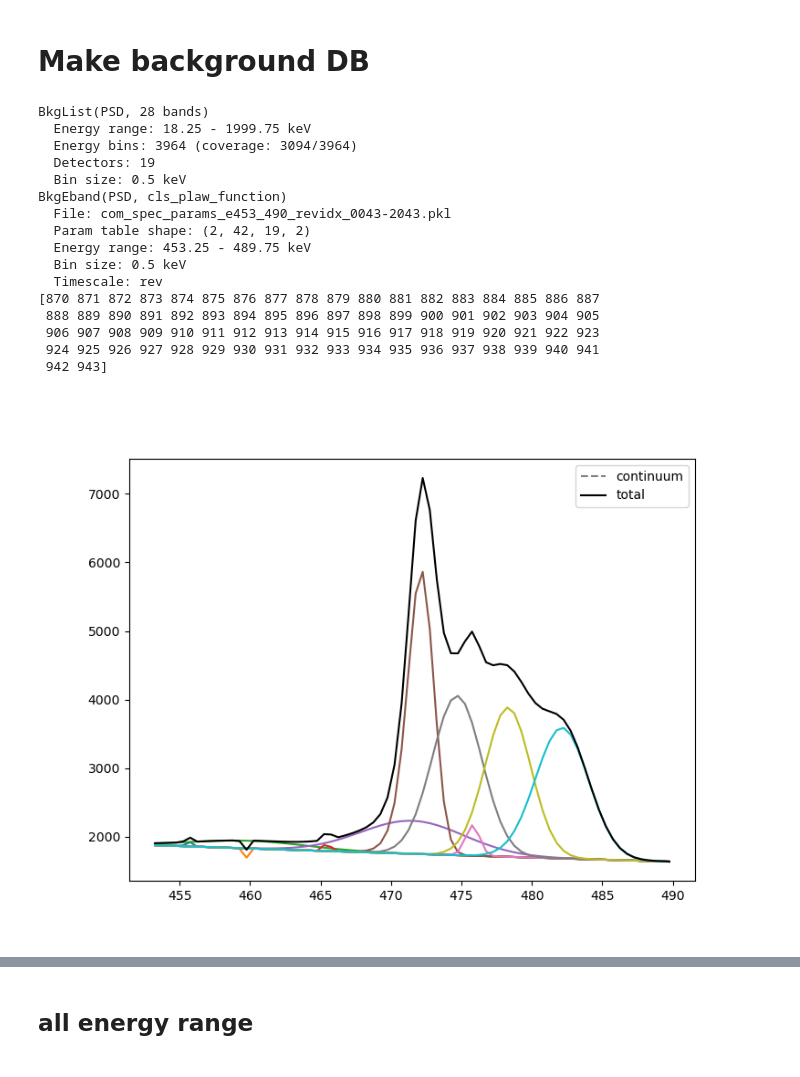
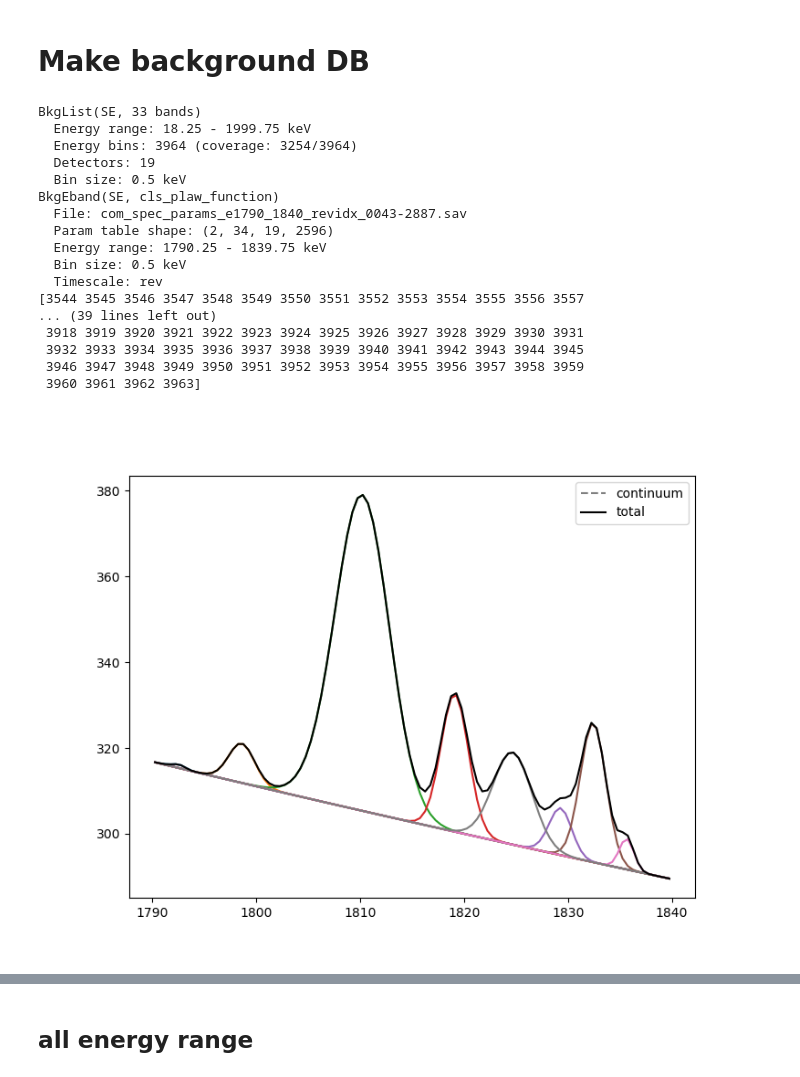
Before and after one commit to tristanbouchet/spibackground, a Jupyter notebook: test_background.ipynb, the cells around one changed output, grey strips where cells are left out. Drawn from its saved outputs; the diff is of its cells as text; code cells hidden in the pictures.

```diff
--- a/test_background.ipynb
+++ b/test_background.ipynb
@@ -5,33 +5,33 @@ import matplotlib.pyplot as plt
 # Make background DB
 # %%
 # spec_param_dir = '/data1/ipp_afs_mirror/integral/data/databases/spi_line_db/data/save/0043-2877'
-%matplotlib widget
-evt_type='PSD'
+
+evt_type='SE'
 spec_param_dir= f'/Users/tbastro/SPI_analysis/BACKGROUND/BG_SAV/{evt_type}/'
 bkg_full = BkgList(spec_param_dir, evt_type=evt_type)
 print(bkg_full)
 
 ndet=0
-for bkg in bkg_full.bkg_range_list[0:1]:
+for bkg in bkg_full.bkg_range_list[-3:]:
     print(bkg)
     print(bkg.chan_range)
-    ax=bkg.calc_spec_pid_det_eband(pid=43, det=ndet, E=None, plot=True)
-    plt.show()
+    ax=bkg.calc_spec_pid_det_eband(pid=2699, det=ndet, E=None, plot=True)
 # %% [output]
-BkgList(PSD, 28 bands)
+BkgList(SE, 33 bands)
   Energy range: 18.25 - 1999.75 keV
-  Energy bins: 3964 (coverage: 3094/3964)
+  Energy bins: 3964 (coverage: 3254/3964)
   Detectors: 19
   Bin size: 0.5 keV
-BkgEband(PSD, cls_plaw_function)
-  File: com_spec_params_e453_490_revidx_0043-2043.pkl
-  Param table shape: (2, 42, 19, 2)
-  Energy range: 453.25 - 489.75 keV
+BkgEband(SE, cls_plaw_function)
+  File: com_spec_params_e1790_1840_revidx_0043-2887.sav
+  Param table shape: (2, 34, 19, 2596)
+  Energy range: 1790.25 - 1839.75 keV
   Bin size: 0.5 keV
   Timescale: rev
-[870 871 872 873 874 875 876 877 878 879 880 881 882 883 884 885 886 887
- 888 889 890 891 892 893 894 895 896 897 898 899 900 901 902 903 904 905
- 906 907 908 909 910 911 912 913 914 915 916 917 918 919 920 921 922 923
- 924 925 926 927 928 929 930 931 932 933 934 935 936 937 938 939 940 941
- 942 943]
+[3544 3545 3546 3547 3548 3549 3550 3551 3552 3553 3554 3555 3556 3557
+... (39 lines left out)
+ 3918 3919 3920 3921 3922 3923 3924 3925 3926 3927 3928 3929 3930 3931
+ 3932 3933 3934 3935 3936 3937 3938 3939 3940 3941 3942 3943 3944 3945
+ 3946 3947 3948 3949 3950 3951 3952 3953 3954 3955 3956 3957 3958 3959
+ 3960 3961 3962 3963]
-[figure, old version]
+[figure, new version]
```
Also changed, not shown: parts of 2 cells of this notebook, 1 other file.
